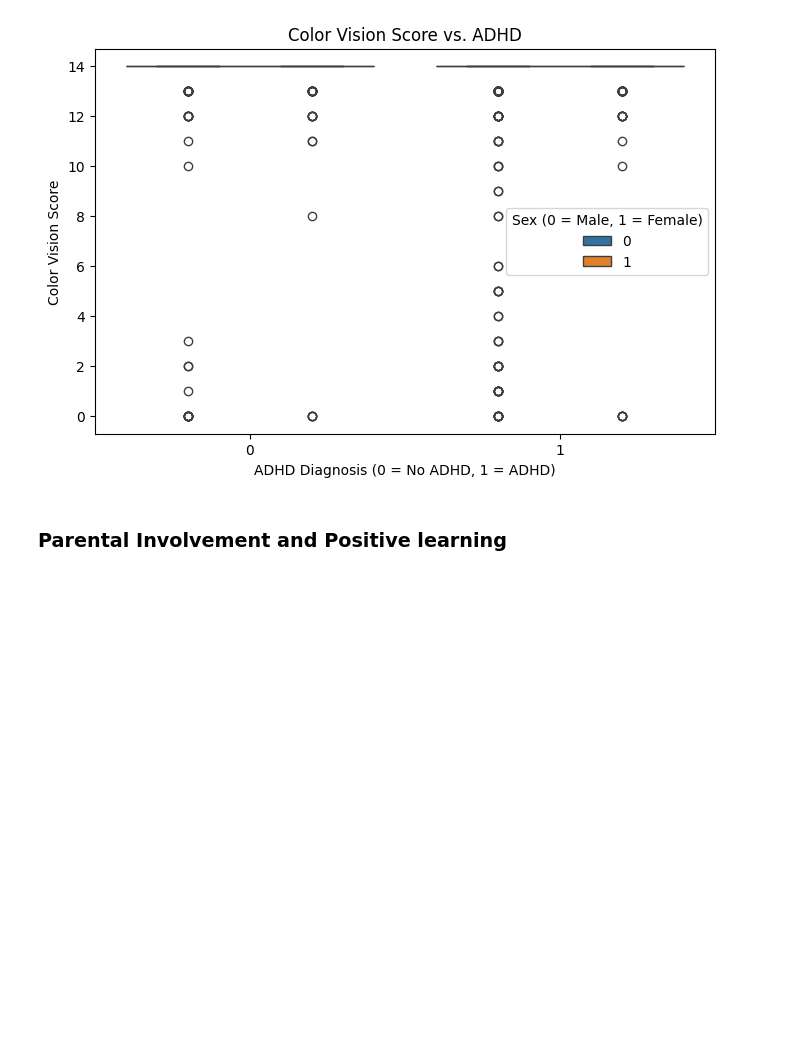
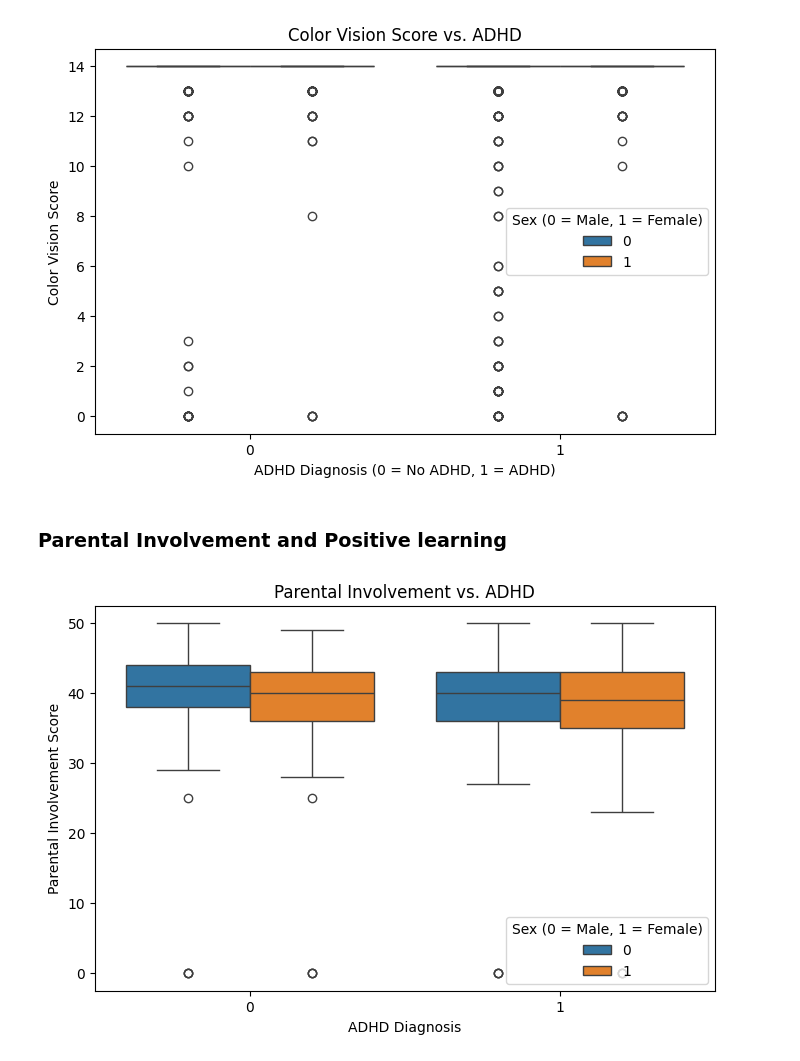
Before and after one commit to Folasewa/Health-Tech-DS-Projects, a Jupyter notebook: ADHD-Kaggle/adhd.ipynb, the cells around one changed output. Saved outputs shown, nothing was run; the diff lists cells and outputs as text; code cells hidden in the pictures; blank space fills up the shorter version.

```diff
--- a/ADHD-Kaggle/adhd.ipynb
+++ b/ADHD-Kaggle/adhd.ipynb
@@ -362,3 +362,14 @@ plt.show()
 [figure]
 # %% [markdown]
 ### Parental Involvement and Positive learning
+# %%
+#do ADHD children receive less parental attention?
+plt.figure(figsize=(8, 5))
+sns.boxplot(data=train_data, x="ADHD_Outcome", y="APQ_P_APQ_P_INV", hue="Sex_F")
+plt.title("Parental Involvement vs. ADHD")
+plt.xlabel("ADHD Diagnosis")
+plt.ylabel("Parental Involvement Score")
+plt.legend(title="Sex (0 = Male, 1 = Female)")
+plt.show()
+# %% [output]
+[figure, added]
```
Also changed, not shown: parts of 4 cells of this notebook.
